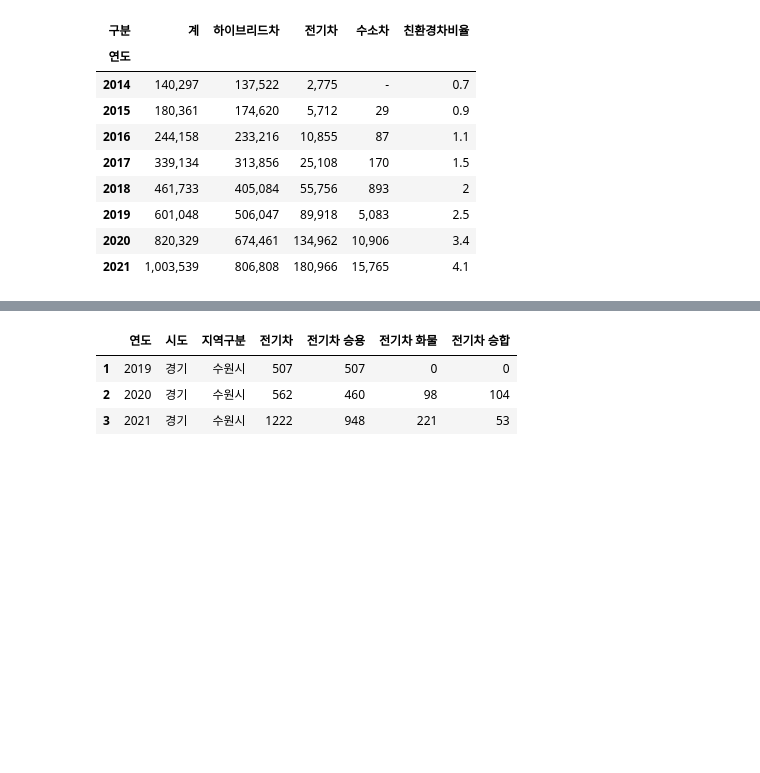
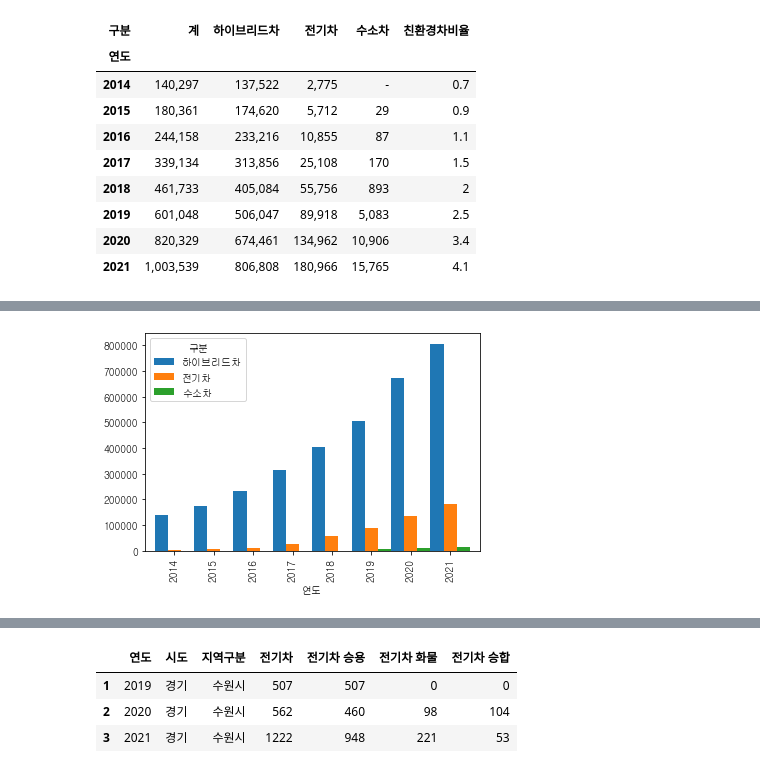
Before and after one commit to kwonkai/juno1412, a Jupyter notebook: 수원 전기차 충전소/data.ipynb, the cells around one changed output, grey strips where cells are left out. Saved outputs shown, nothing was run; the diff lists cells and outputs as text; code cells hidden in the pictures; blank space fills up the shorter version.

```diff
--- a/수원 전기차 충전소/data.ipynb
+++ b/수원 전기차 충전소/data.ipynb
@@ -42,2 +95,9 @@ all_data
+# %%
+# 전국 친환경차 시각화2
+all_data3 = all_data2.drop(columns='계')
+all_data3.plot(kind='bar', width = 1)
+plt.show()
+# %% [output]
+[figure, added]
 # %%
 x = [ '2014', '2015', '2016', '2017', '2018', '2019', '2020', '2021']
```
Also changed, not shown: parts of 12 cells of this notebook.
